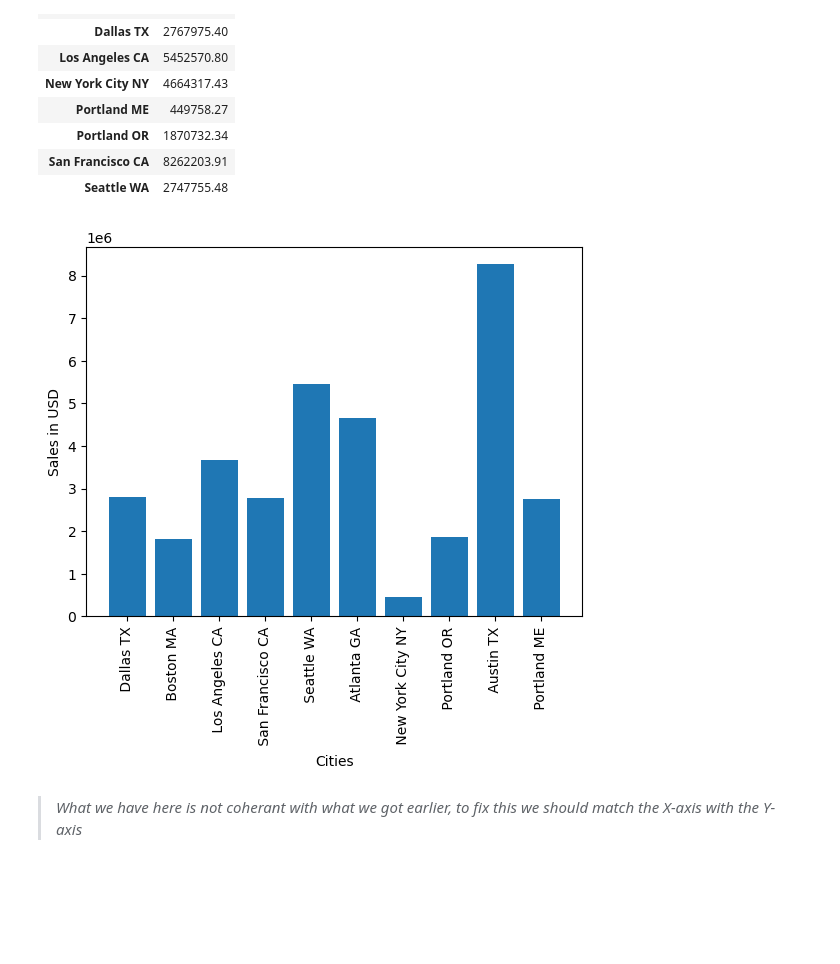
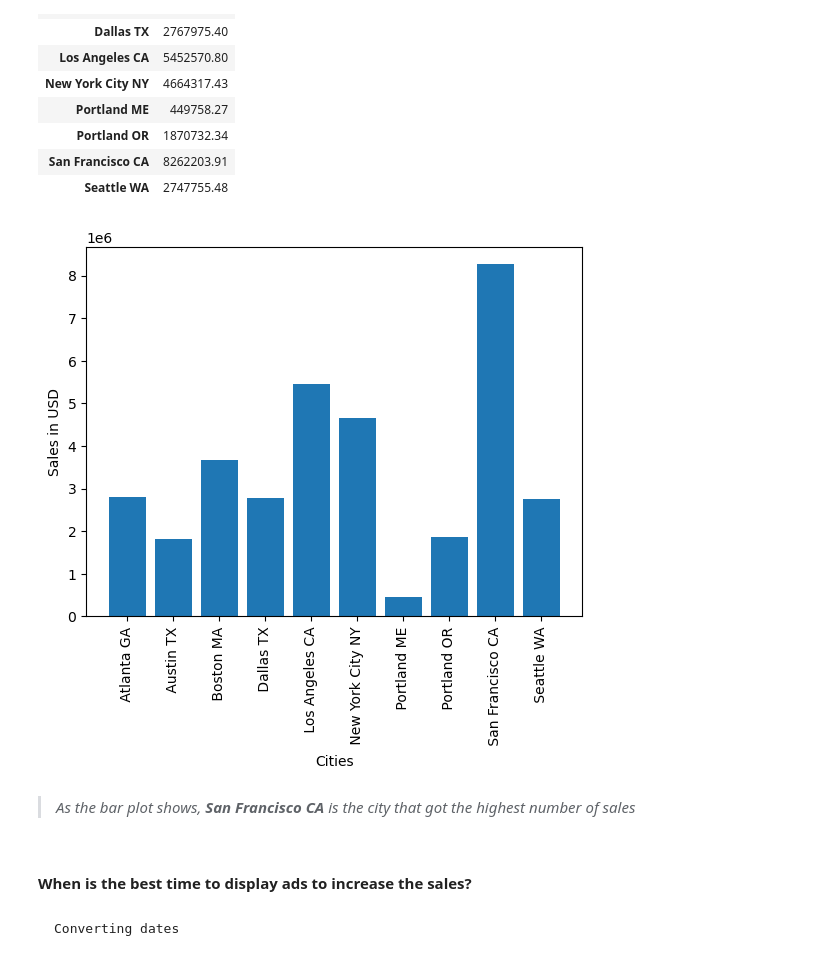
Before and after one commit to nassimlamnini/Sales, a Jupyter notebook: Analysis.ipynb, the cells around one changed output. Cells and saved outputs as stored; diff of their text form; code cells hidden in the pictures; blank space fills up the shorter version.

```diff
--- a/Analysis.ipynb
+++ b/Analysis.ipynb
@@ -75,6 +73,3 @@ dtype: int64
 # %%
 # create a "month" column
 df["Month"] = df["Order Date"].str[:2]
-# %%
-#converting to int64
-df["Month"]= df["Month"].astype('int64')
@@ -210,13 +203,17 @@ city_sales
 # %%
 Cities = df["City"].unique()
 
-plt.bar(Cities, city_sales["Sales"])
+plt.bar(sorted(Cities), city_sales["Sales"])
 
 plt.xticks(rotation='vertical')
 plt.xlabel("Cities")
 plt.ylabel("Sales in USD")
 plt.show()
 # %% [output]
-[figure, old version]
+[figure, new version]
-# %% [markdown]
->*What we have here is not coherant with what we got earlier, to fix this we should match the X-axis with the Y-axis*
+# %% [markdown]
+>*As the bar plot shows, **San Francisco CA** is the city that got the highest number of sales*
+# %% [markdown]
+#### When is the best time to display ads to increase the sales?
+# %% [markdown]
+    Converting dates
```
Also changed, not shown: parts of 16 cells of this notebook.
